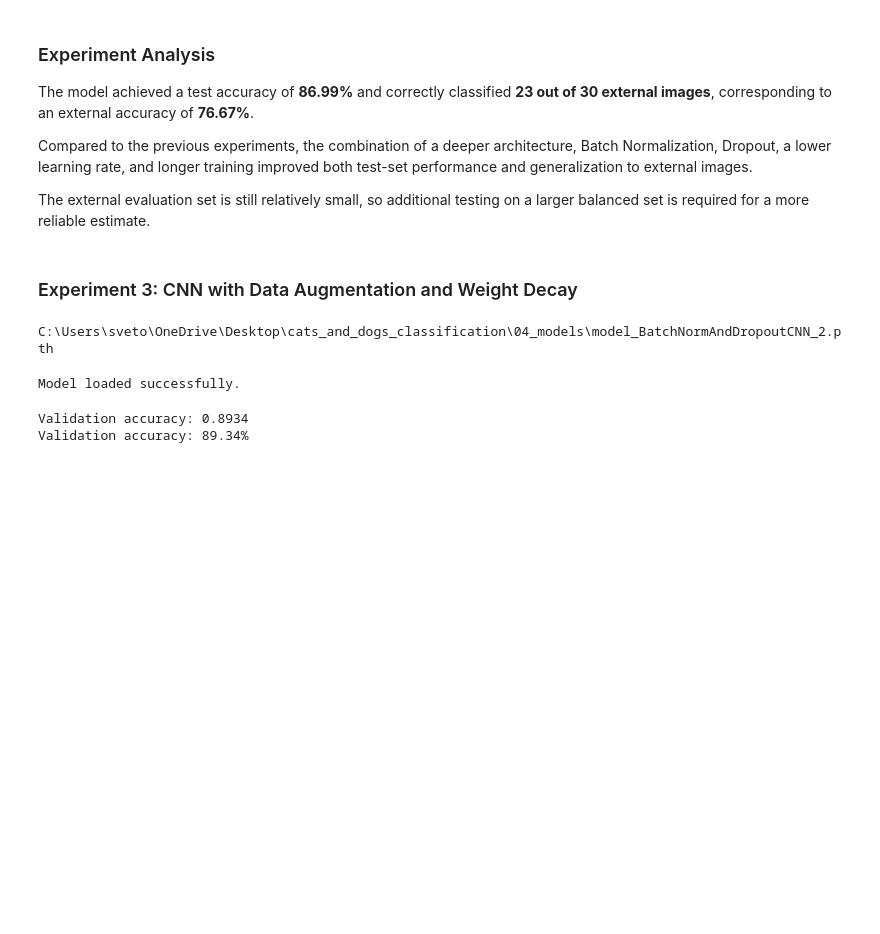
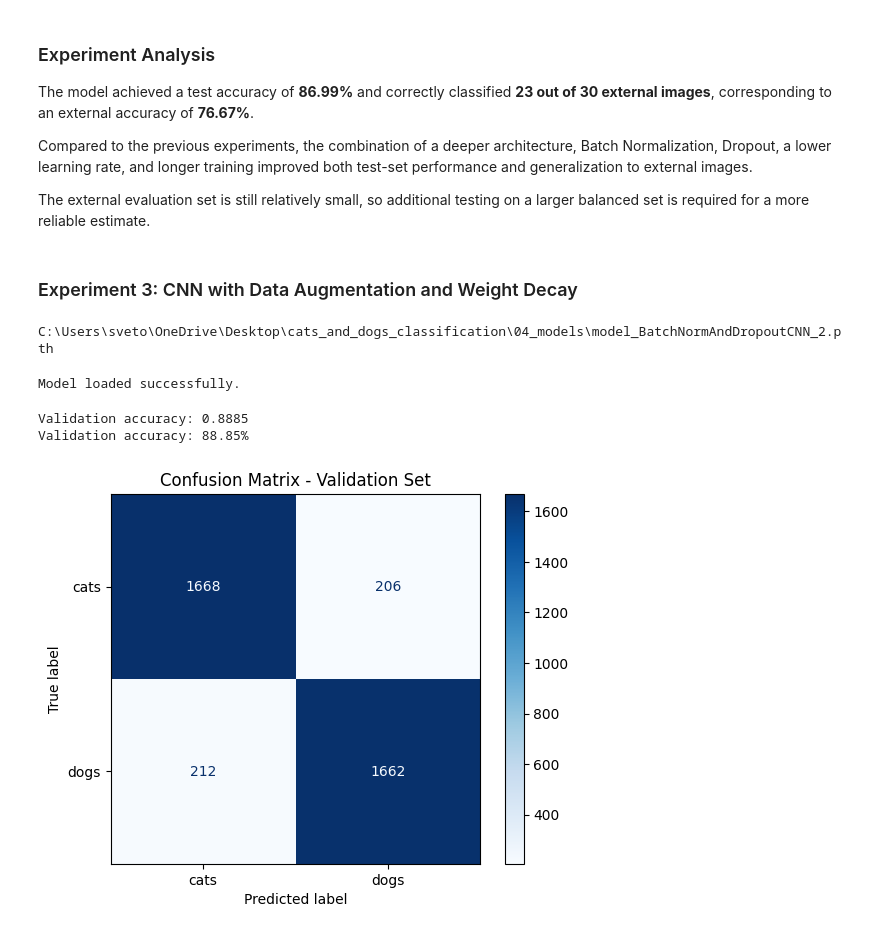
Before and after one commit to plamensve/cats_and_dogs_classification, a Jupyter notebook: 02_notebooks/04_results_analysis.ipynb, the cells around one changed output. Drawn from its saved outputs; the diff is of its cells as text; code cells hidden in the pictures; blank space fills up the shorter version.

```diff
--- a/02_notebooks/04_results_analysis.ipynb
+++ b/02_notebooks/04_results_analysis.ipynb
@@ -496,7 +525,7 @@ model_BatchNormAndDropoutCNN_2.eval()
 
 with torch.no_grad():
 
-    for images, labels in test_loader:
+    for images, labels in validation_loader:
         outputs = model_BatchNormAndDropoutCNN_2(images)
         predictions = outputs.argmax(dim=1)
 
@@ -508,8 +537,60 @@ validation_accuracy = correct_predictions / total_samples
 print(f"Validation accuracy: {validation_accuracy:.4f}")
 print(f"Validation accuracy: {validation_accuracy:.2%}")
 # %% [output]
-Validation accuracy: 0.8934
-Validation accuracy: 89.34%
+Validation accuracy: 0.8885
+Validation accuracy: 88.85%
+# %%
+# Create empty lists to store the actual labels and the model predictions.
+true_labels = []
+predicted_labels = []
+
+# Switch the model to evaluation mode.
+# This disables training-specific behavior such as Dropout
+# and makes Batch Normalization use the learned statistics.
+model_BatchNormAndDropoutCNN_2.eval()
+
+# Disable gradient calculations because we are only evaluating the model.
+# This reduces memory usage and speeds up the evaluation process.
+with torch.no_grad():
+
+    # Iterate through all batches in the validation dataset.
+    for images, labels in validation_loader:
+
+        # Pass the validation images through the model
+        # and obtain the output scores for each class.
+        outputs = model_BatchNormAndDropoutCNN_2(images)
+
+        # Select the class with the highest output score
+        # as the predicted class for each image.
+        predictions = outputs.argmax(dim=1)
+
+        # Store the actual class labels.
+        true_labels.extend(labels.cpu().numpy())
+
+        # Store the predicted class labels.
+        predicted_labels.extend(predictions.cpu().numpy())
+
+# Create the confusion matrix by comparing
+# the actual labels with the predicted labels.
+cm = confusion_matrix(
+    true_labels,
+    predicted_labels,
+)
+
+# Prepare the confusion matrix for visualization
+# and assign the class names to the axes.
+display = ConfusionMatrixDisplay(
+    confusion_matrix=cm,
+    display_labels=class_names,
+)
+
+# Display the confusion matrix as a colored grid.
+display.plot(cmap="Blues")
+
+plt.title("Confusion Matrix - Validation Set")
+plt.show()
+# %% [output]
+[figure, added]
 # %%
 class_names = test_loader.dataset.classes
 
```
Also changed, not shown: parts of 36 cells of this notebook, 43 other files.
